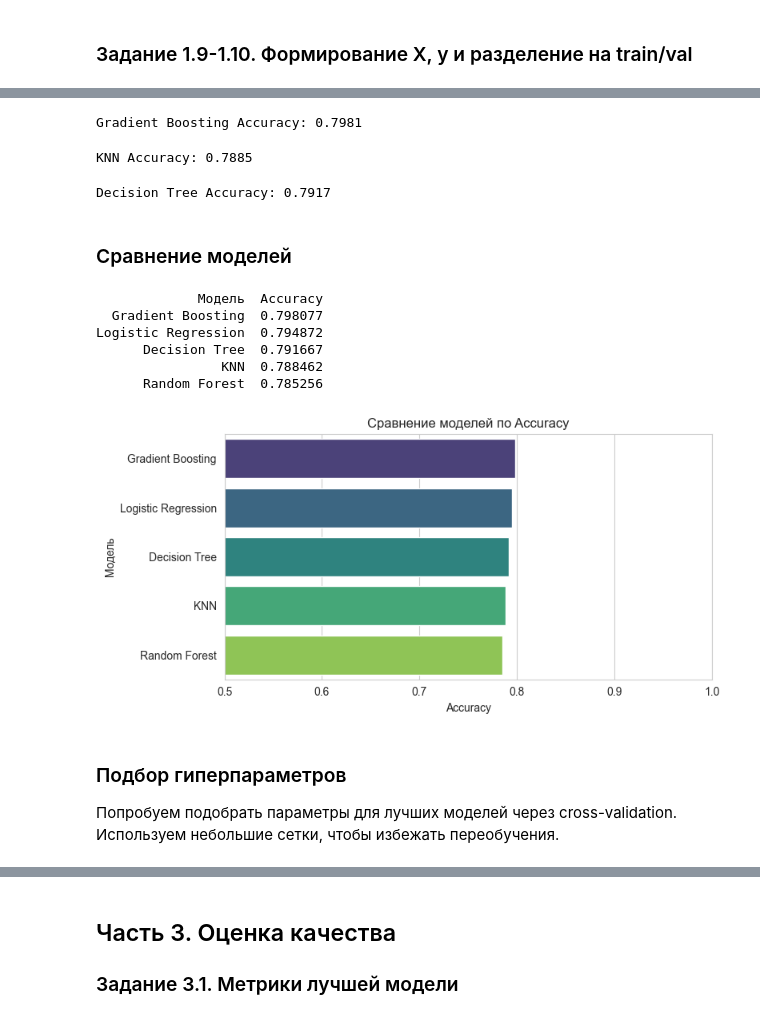
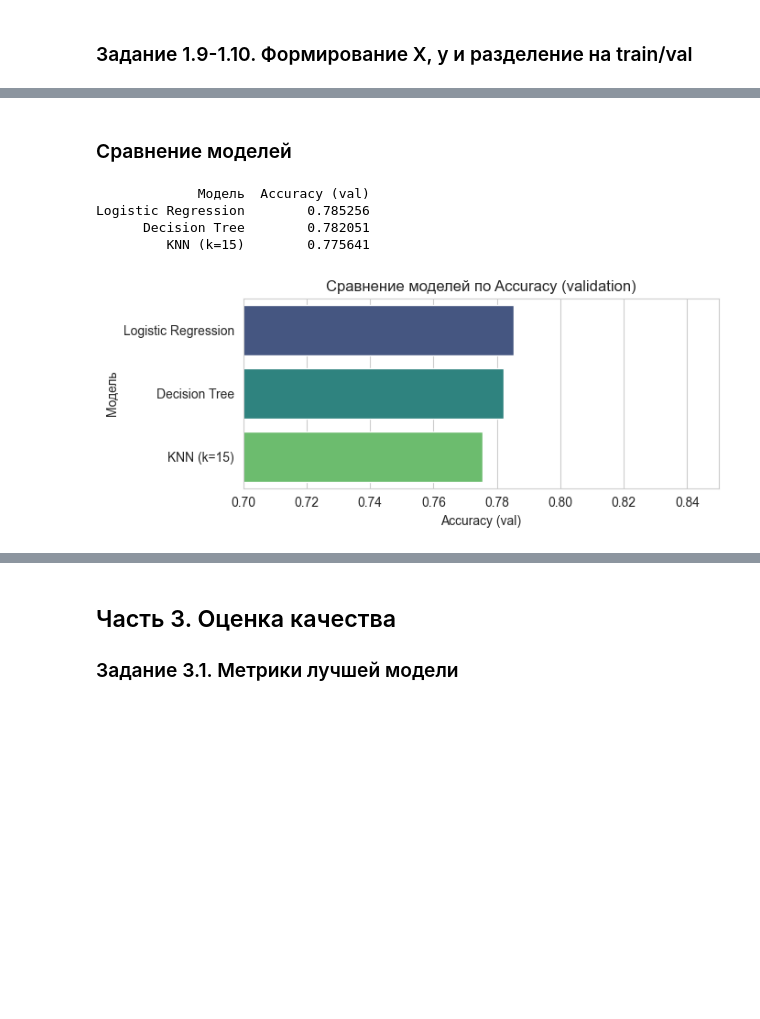
Before and after one commit to klezyk/MFTI, a Jupyter notebook: 4.1 Домашнее задание. Основы машинного обучения/solution.ipynb, the cells around one changed output, grey strips where cells are left out. Saved outputs shown, nothing was run; the diff lists cells and outputs as text; code cells hidden in the pictures; blank space fills up the shorter version.

```diff
--- a/4.1 Домашнее задание. Основы машинного обучения/solution.ipynb
+++ b/4.1 Домашнее задание. Основы машинного обучения/solution.ipynb
@@ -472,2 +425,18 @@ Name: isAlive, dtype: float64
 # %% [markdown]
 ### Задание 1.9-1.10. Формирование X, y и разделение на train/val
+# %%
+# Финальный набор признаков: 13 числовых
+# Не включаем culture/house one-hot — экспериментально подтверждено, что они ухудшают обобщение
+feature_cols = [
+    'male', 'book1', 'book2', 'book3', 'book4', 'book5',
+    'isMarried', 'isNoble', 'numDeadRelations', 'popularity',
+    'boolDeadRelations', 'age_value', 'age_no_data'
+]
+
+X = data[feature_cols].fillna(0).values
+y = data['isAlive'].values
+X_test_final = data_test[feature_cols].fillna(0).values
+
+print(f'X: {X.shape}, y: {y.shape}')
+print(f'X_test: {X_test_final.shape}')
+print(f'NaN: X={np.isnan(X).sum()}, X_test={np.isnan(X_test_final).sum()}')
@@ -498,6 +473,6 @@ X_val_scaled = scaler.transform(X_val)
 # %%
 # Модель 1: Logistic Regression (рекомендуемая в задании)
-lr = LogisticRegression(random_state=RANDOM_STATE, max_iter=1000)
+lr = LogisticRegression(C=1.0, random_state=RANDOM_STATE, max_iter=1000)
 lr.fit(X_train_scaled, y_train)
 y_pred_lr = lr.predict(X_val_scaled)
 acc_lr = accuracy_score(y_val, y_pred_lr)
@@ -516,58 +500,22 @@ Random Forest Accuracy: 0.7853
-# %%
-# Модель 3: Gradient Boosting (консервативные параметры)
-gb = GradientBoostingClassifier(n_estimators=100, max_depth=3, learning_rate=0.1, random_state=RANDOM_STATE)
-gb.fit(X_train, y_train)
-y_pred_gb = gb.predict(X_val)
-acc_gb = accuracy_score(y_val, y_pred_gb)
-print(f'Gradient Boosting Accuracy: {acc_gb:.4f}')
-# %% [output]
-Gradient Boosting Accuracy: 0.7981
-# %%
-# Модель 4: KNN
-knn = KNeighborsClassifier(n_neighbors=15)
-knn.fit(X_train_scaled, y_train)
-y_pred_knn = knn.predict(X_val_scaled)
-acc_knn = accuracy_score(y_val, y_pred_knn)
-print(f'KNN Accuracy: {acc_knn:.4f}')
-# %% [output]
-KNN Accuracy: 0.7885
-# %%
-# Модель 5: Decision Tree (простая модель из списка в задании)
-from sklearn.tree import DecisionTreeClassifier
-
-dt = DecisionTreeClassifier(max_depth=5, random_state=RANDOM_STATE)
-dt.fit(X_train, y_train)
-y_pred_dt = dt.predict(X_val)
-acc_dt = accuracy_score(y_val, y_pred_dt)
-print(f'Decision Tree Accuracy: {acc_dt:.4f}')
-# %% [output]
-Decision Tree Accuracy: 0.7917
 # %% [markdown]
 ### Сравнение моделей
 # %%
 results = pd.DataFrame({
-    'Модель': ['Logistic Regression', 'Random Forest', 'Gradient Boosting', 'KNN', 'Decision Tree'],
-    'Accuracy': [acc_lr, acc_rf, acc_gb, acc_knn, acc_dt]
-}).sort_values('Accuracy', ascending=False).reset_index(drop=True)
+    'Модель': ['Logistic Regression', 'KNN (k=15)', 'Decision Tree'],
+    'Accuracy (val)': [acc_lr, acc_knn, acc_dt]
+}).sort_values('Accuracy (val)', ascending=False).reset_index(drop=True)
 
 print(results.to_string(index=False))
 
-fig, ax = plt.subplots(figsize=(8, 4))
-sns.barplot(data=results, x='Accuracy', y='Модель', ax=ax, palette='viridis')
-ax.set_title('Сравнение моделей по Accuracy')
-ax.set_xlim(0.5, 1.0)
+fig, ax = plt.subplots(figsize=(7, 3))
+sns.barplot(data=results, x='Accuracy (val)', y='Модель', ax=ax, palette='viridis')
+ax.set_title('Сравнение моделей по Accuracy (validation)')
+ax.set_xlim(0.7, 0.85)
 plt.tight_layout()
 plt.show()
 # %% [output]
-             Модель  Accuracy
-  Gradient Boosting  0.798077
-Logistic Regression  0.794872
-      Decision Tree  0.791667
-                KNN  0.788462
-      Random Forest  0.785256
+             Модель  Accuracy (val)
+Logistic Regression        0.785256
+      Decision Tree        0.782051
+         KNN (k=15)        0.775641
-[figure, old version]
+[figure, new version]
-# %% [markdown]
-### Подбор гиперпараметров
-
-Попробуем подобрать параметры для лучших моделей через cross-validation.
-Используем небольшие сетки, чтобы избежать переобучения.
```
Also changed, not shown: parts of 50 cells of this notebook, 2 other files.
